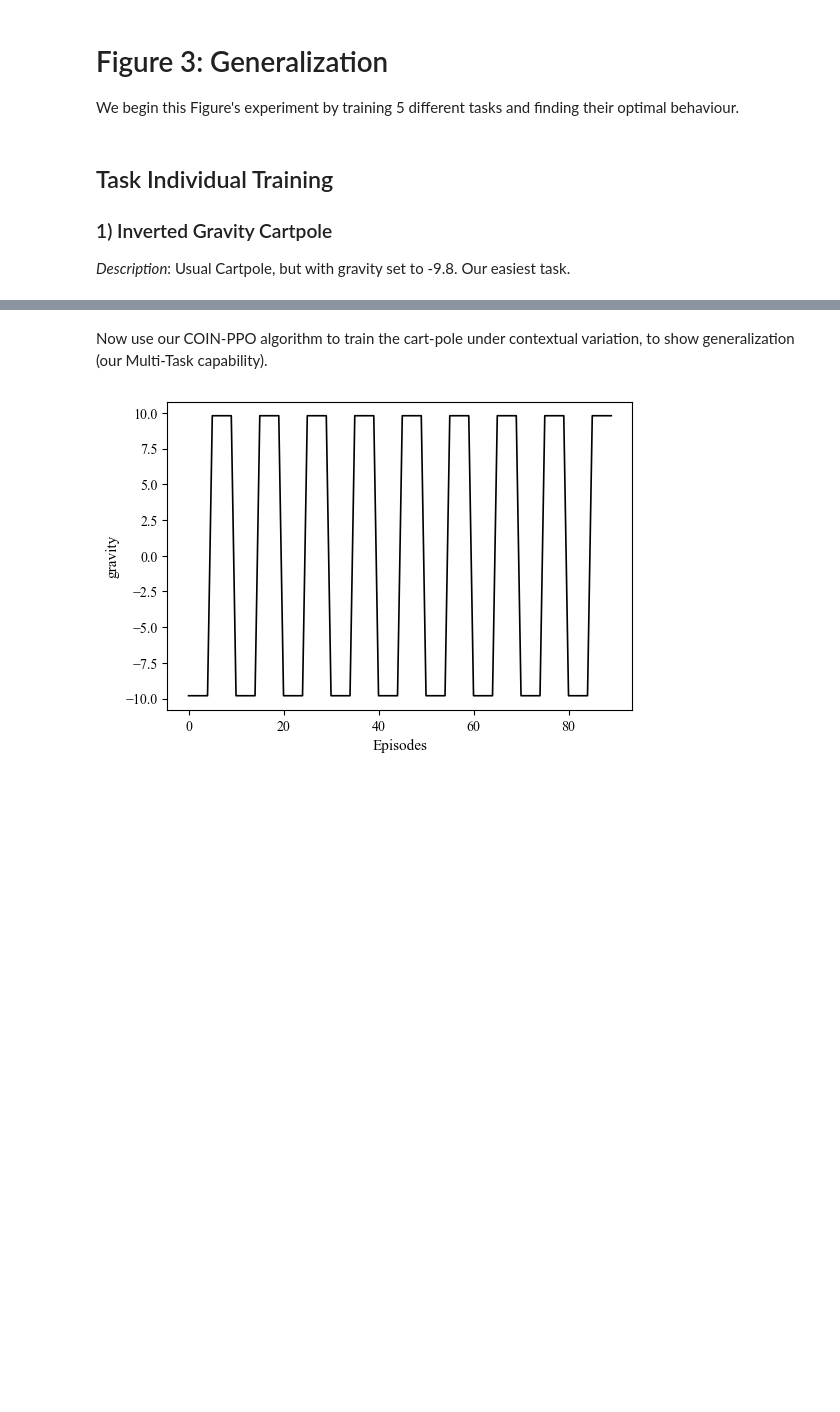
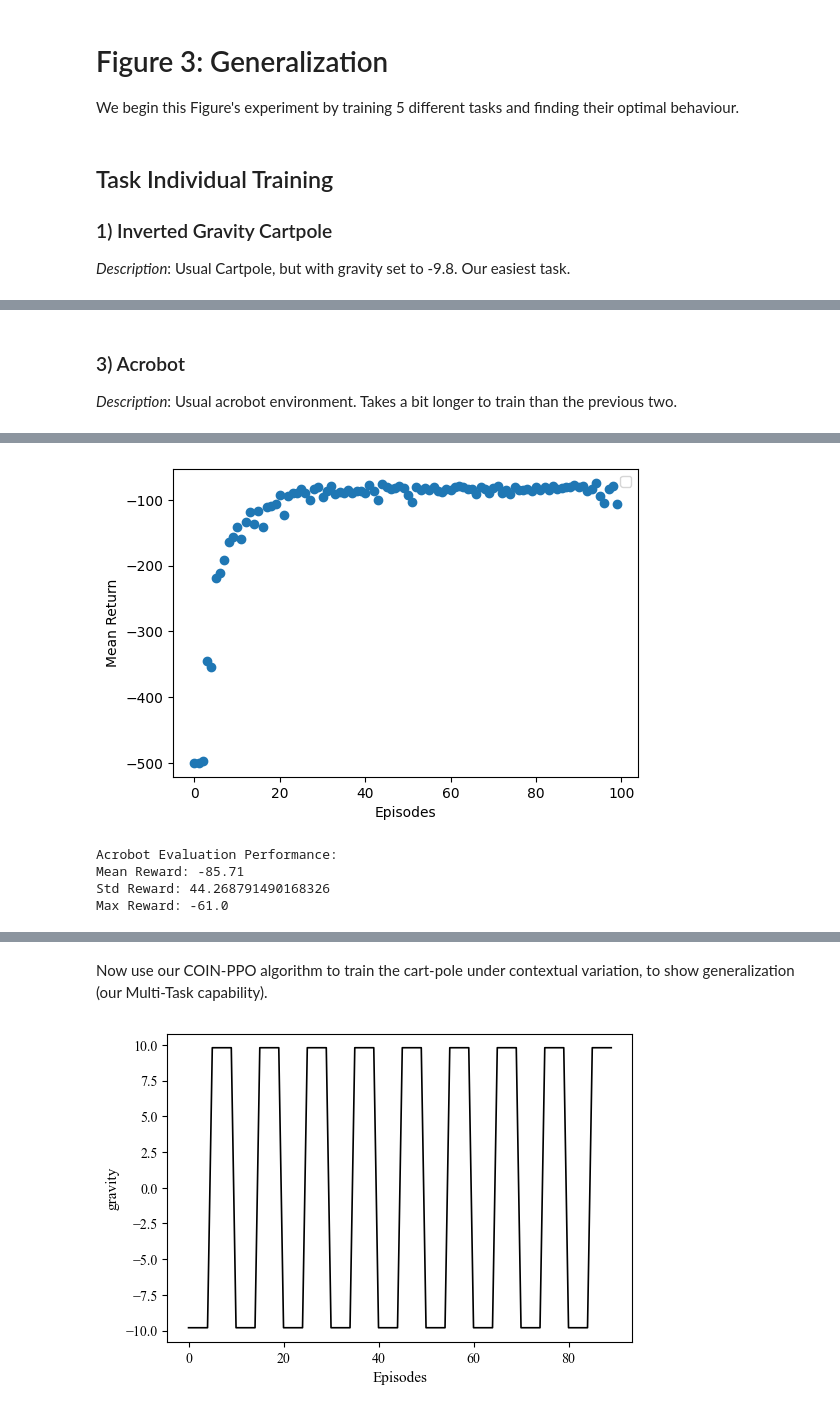
Before and after one commit to RichieRich2569/COINRL, a Jupyter notebook: figures.ipynb, the cells around one changed output, grey strips where cells are left out. Saved outputs shown, nothing was run; the diff lists cells and outputs as text; code cells hidden in the pictures; blank space fills up the shorter version.

```diff
--- a/figures.ipynb
+++ b/figures.ipynb
@@ -853,0 +937,72 @@ Episode 0: Mean Return = 16.47107438016529, Value Loss = 7.5049333572387695, Pol
+# %% [markdown]
+### 3) Acrobot
+
+*Description*: Usual acrobot environment. Takes a bit longer to train than the previous two.
+# %%
+from environments import AcrobotXEnv
+
+DATA_PATH = "models/fig3_acrobot_model.npz"
+
+if TRAIN:
+    env = AcrobotXEnv()
+
+    # Any one env defines the shared interface for your agent constructor
+    agent = PPOAgent(
+        env,
+        gamma=0.995,
+        gae_lambda=0.95,
+        clip_eps=0.2,
+        lr=3e-4,
+        ent_coef=0.01,
+        vf_coef=0.5,
+        device="cpu",
+    )
+
+    # Since we only need best performance, only need to train once
+    acrobot_mean_returns = []
+    for k in tqdm(range(100)):
+        r = agent.train_step(env)
+        acrobot_mean_returns.append(r['mean_episode_return'])
+        # Print all stats
+        if k % 10 == 0:
+            print(f"Episode {k}: Mean Return = {r['mean_episode_return']}, Value Loss = {r['value_loss']}, Policy Loss = {r['policy_loss']}")
+
+    # Also obtain best evaluated performance
+    eval_env = AcrobotXEnv()
+    total_rewards = agent.evaluate(eval_env, max_steps_per_episode=500, n_episodes=100)
+
+    mean_eval_reward = np.mean(total_rewards)
+    std_eval_reward = np.std(total_rewards)
+    max_eval_reward = np.max(total_rewards)
+
+    acrobot_performance = {
+        "mean_eval_reward": mean_eval_reward,
+        "std_eval_reward": std_eval_reward,
+        "max_eval_reward": max_eval_reward,
+    }
+
+    # Save training returns
+    np.savez(DATA_PATH, mean_returns=np.array(acrobot_mean_returns), acrobot_performance=acrobot_performance)
+    print(f"Training returns saved to '{DATA_PATH}'.")
+else:
+    # Load training returns
+    if os.path.exists(DATA_PATH):
+        data = np.load(DATA_PATH, allow_pickle=True)
+        acrobot_mean_returns = data['mean_returns']
+        acrobot_performance = data['acrobot_performance'].item()
+        print(f"Loaded training returns from '{DATA_PATH}'.")
+
+# Plot training returns
+fig, ax = plt.subplots(figsize=(6,4))
+ax.scatter(range(len(acrobot_mean_returns)), acrobot_mean_returns, color="tab:blue")
+ax.set_xlabel("Episodes")
+ax.set_ylabel("Mean Return")
+ax.legend()
+plt.show()
+
+# Print evaluation performance
+print("Acrobot Evaluation Performance:")
+print(f"Mean Reward: {acrobot_performance['mean_eval_reward']}")
+print(f"Std Reward: {acrobot_performance['std_eval_reward']}")
+print(f"Max Reward: {acrobot_performance['max_eval_reward']}")
+# %% [output]
@@ -853,0 +1020,5 @@ Episode 0: Mean Return = 16.47107438016529, Value Loss = 7.5049333572387695, Pol
+[figure, added]
+Acrobot Evaluation Performance:
+Mean Reward: -85.71
+Std Reward: 44.268791490168326
+Max Reward: -61.0
```
Also changed, not shown: parts of 14 cells of this notebook, 7 other files.
